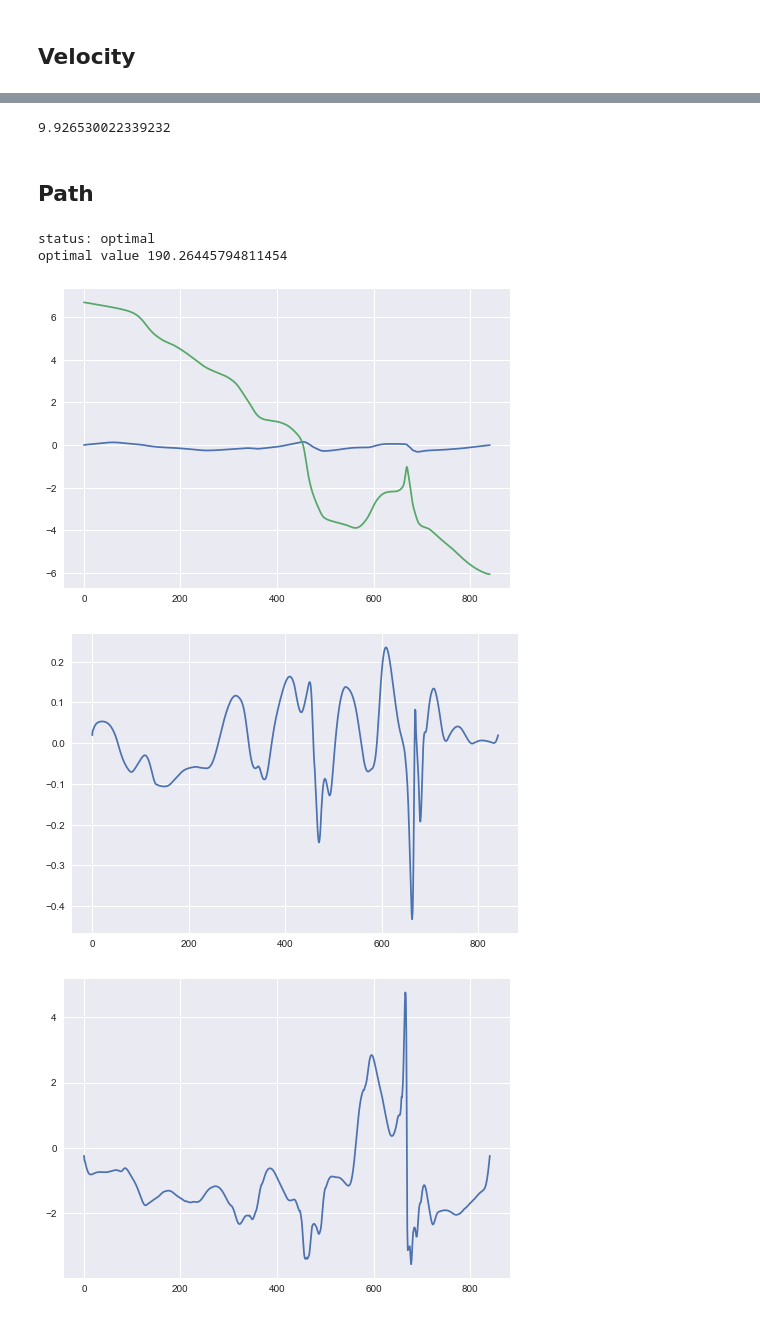
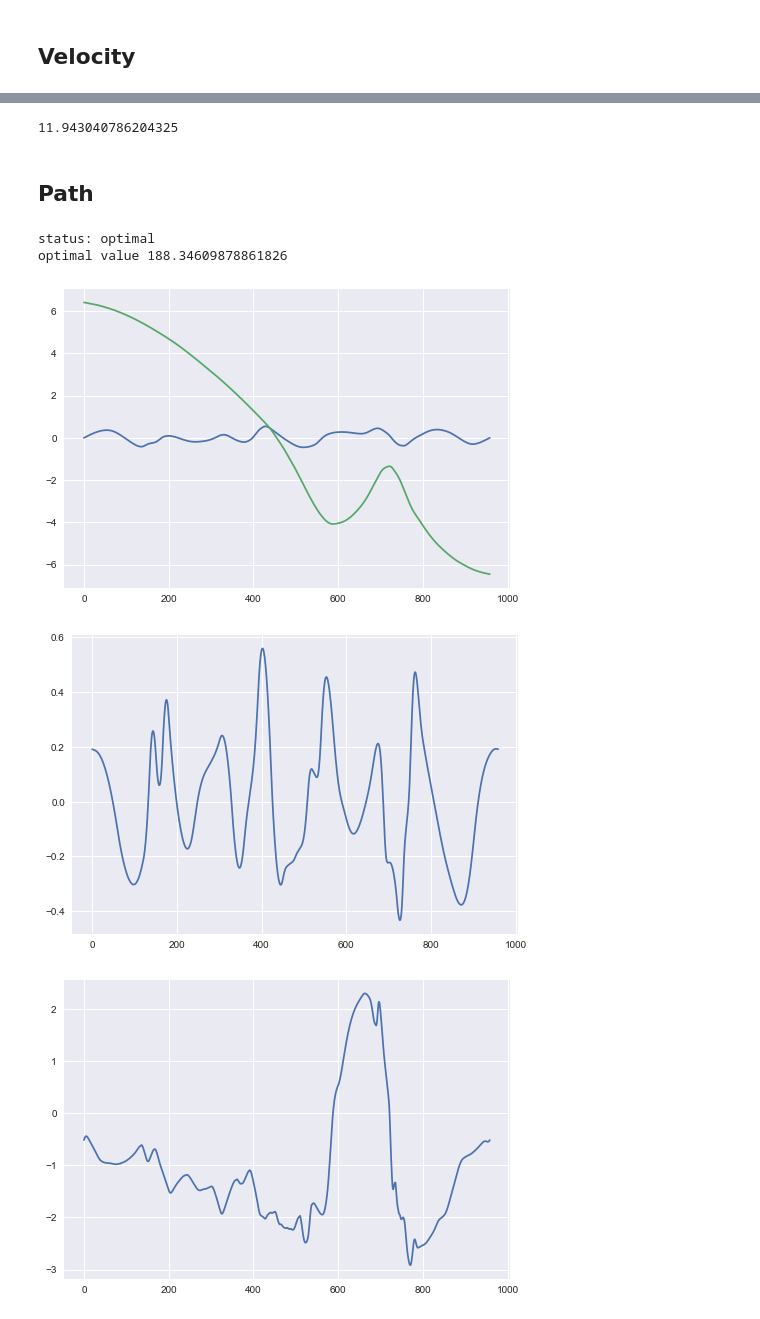
Before and after one commit to danchia/zoomies, a Jupyter notebook: tools/racingpath/import_path.ipynb, the cells around one changed output, grey strips where cells are left out. Drawn from its saved outputs; the diff is of its cells as text; code cells hidden in the pictures.

Commit message:
path update

```diff
--- a/tools/racingpath/import_path.ipynb
+++ b/tools/racingpath/import_path.ipynb
@@ -17,6 +17,8 @@ plt.style.use('seaborn')
 # %% [markdown]
 # Parameters
 # %%
+SVG_OFFSET = (-10.0, 10.0)
+
 # SEGMENT_LENGTH = 0.05  # in meters
 SEGMENT_LENGTH = 0.05
 BOUNDARY_SEGMENT_LENGTH = 0.01 # in meters, finer
@@ -31,6 +33,8 @@ ROBOT_I = 0.0965
 
 MIU = 0.8
 TOP_SPEED = 11
+
+MAX_ACCEL = MIU*G
 # %%
 Fz = ROBOT_MASS*G/2
 C = MIU*Fz / np.radians(3)  # semi nonsense value.
@@ -46,7 +50,7 @@ plt.show()
 # %%
 # construct offset curves for track boundaries
 
-paths, attrs = svg2paths(r'c:\tmp\car\track2.svg')
+paths, attrs = svg2paths(r'c:\tmp\car\0219\drawing.svg')
 path = paths[0]
 
 def offset_curve(path, offset_distance, steps=1000):
@@ -86,7 +90,7 @@ def make_pts(path, segment_length):
   tpts = [path.ilength(L*k/steps) for k in range(steps)]
   pts = [path.point(t) / 1000 for t in tpts]
   # SVG y-axis is reversed
-  return [[p.real for p in pts], [-p.imag for p in pts]]
+  return [[p.real + SVG_OFFSET[0] for p in pts], [-p.imag + SVG_OFFSET[1] for p in pts]]
 
 track = Track()
 track.racing_line_from_points(make_pts(racing_path, SEGMENT_LENGTH), smooth_factor=1)
@@ -157,7 +161,7 @@ plt.show()
 # Crude laptime estimate
 np.sum(np.array(track.S) / np.array(V))
 # %% [output]
-9.926530022339232
+11.943040786204325
 # %% [markdown]
 ## Path
 # %%
@@ -224,22 +228,22 @@ print("status:", prob.status)
 print("optimal value", prob.value)
 # %% [output]
 status: optimal
-optimal value 190.26445794811454
+optimal value 188.34609878861826
 # %%
 plt.figure()
-xaxis = [x for x in range(842)]
+xaxis = [x for x in range(959)]
 plt.plot(xaxis, x.value[0,:], xaxis, x.value[4,:])
 plt.show()
 plt.figure()
 plt.plot(xaxis, x.value[1,:])
 plt.show()
 plt.figure()
 plt.plot(xaxis, x.value[2,:])
 plt.show()
 plt.figure()
 plt.plot(xaxis, delta.value)
 plt.show()
 # %% [output]
-[figure, old version]
+[figure, new version]
-[figure, old version]
+[figure, new version]
-[figure, old version]
+[figure, new version]
```
Also changed, not shown: parts of 8 cells of this notebook, 2 other files.
